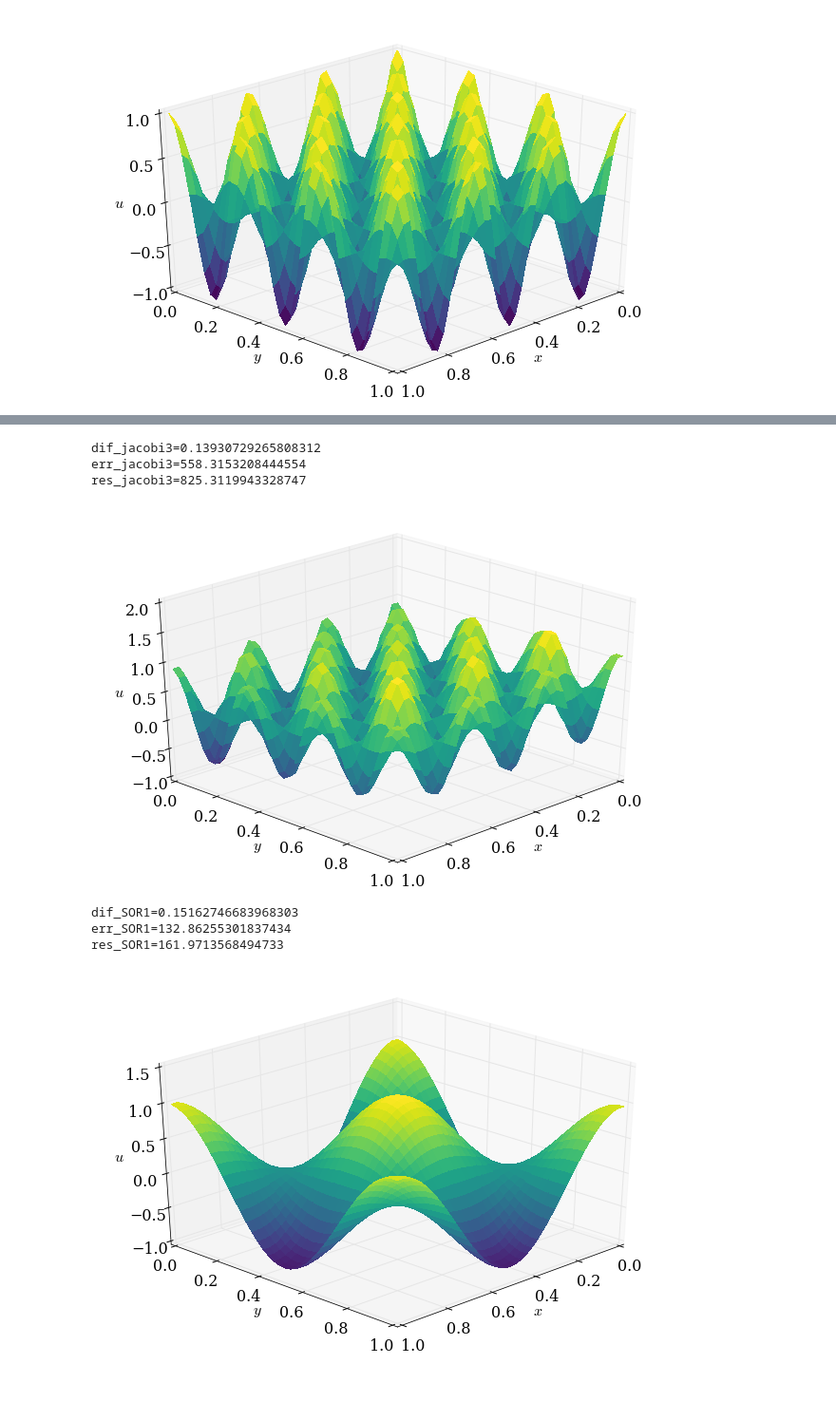
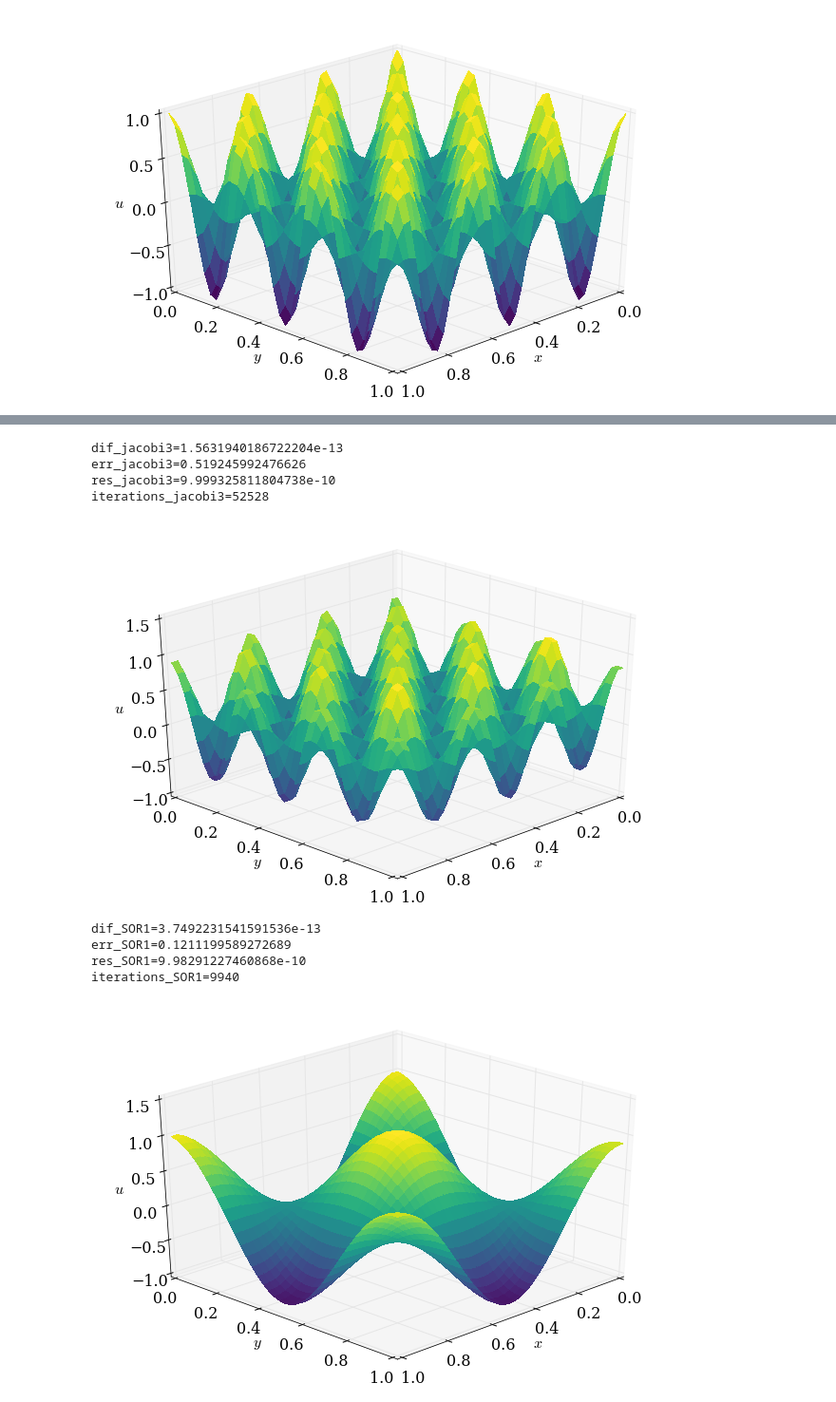
Before and after one commit to yujiasheng912/MAE6225, a Jupyter notebook: poisson2d_cos.ipynb, the cells around one changed output, grey strips where cells are left out. Shown: that part at 95% size. Cells and saved outputs as stored; diff of their text form; code cells hidden in the pictures.

```diff
--- a/poisson2d_cos.ipynb
+++ b/poisson2d_cos.ipynb
@@ -127,17 +139,19 @@ res_jacobi2=969.8701795717902
 # %%
-u_jac3,x_jac3,y_jac3,dif_jac3,err_jac3,res_jac3=jacobi(u0,41,41,3,1000)
+u_jac3,x_jac3,y_jac3,dif_jac3,err_jac3,res_jac3,iterations_jac3=jacobi(41,41,3,1e-9)
 plot_3D(x_jac3,y_jac3,u_jac3)
 print('dif_jacobi3={}'.format(dif_jac3))
 print('err_jacobi3={}'.format(err_jac3))
 print('res_jacobi3={}'.format(res_jac3))
+print('iterations_jacobi3={}'.format(iterations_jac3))
 # %% [output]
-dif_jacobi3=0.13930729265808312
-err_jacobi3=558.3153208444554
-res_jacobi3=825.3119943328747
+dif_jacobi3=1.5631940186722204e-13
+err_jacobi3=0.519245992476626
+res_jacobi3=9.999325811804738e-10
+iterations_jacobi3=52528
-[figure, old version]
+[figure, new version]
 # %%
-def SOR(u0,ni,nj,n,N,omega):
-    u=u0.copy()
+@jit
+def SOR(ni,nj,n,res_target,omega):
     x=numpy.linspace(0,1,ni)
     y=numpy.linspace(0,1,nj)
     dx=1./(ni-1)
@@ -145,6 +159,8 @@ def SOR(u0,ni,nj,n,N,omega):
     X,Y=numpy.meshgrid(x,y)
     f=-2*(2*pi*n)**2*numpy.cos(2*pi*n*X)*numpy.cos(2*pi*n*Y)
     u_ex=numpy.cos(2*pi*n*X)*numpy.cos(2*pi*n*Y)
+    u0=numpy.random.random((nj,ni))
+    u=u0.copy()
     u[0,:]=u_ex[0,:]
     u[-1,:]=u[-2,:]
     u[:,0]=u[:,1]
@@ -152,8 +168,10 @@ def SOR(u0,ni,nj,n,N,omega):
     dif=numpy.zeros((nj,ni))
     err=numpy.zeros((nj,ni))
     res=numpy.zeros((nj,ni))
+    res_max=1e5
     iterations=0
-    for iterations in range(N):
+
+    while res_max>res_target:
         uold=u.copy()
         for j in range(1,nj-1):
             for i in range(1,ni-1):
@@ -165,28 +183,31 @@ def SOR(u0,ni,nj,n,N,omega):
         u[:,0]=u[:,1]
         u[:,-1]=u[:,-2]
         iterations+=1
+        for j in range(1,nj-1):
+            for i in range(1,ni-1):
+                res[j,i]=numpy.abs(f[j,i]-(u[j,i-1]-2*u[j,i]+u[j,i+1])/dx**2-\
+                                  (u[j-1,i]-2*u[j,i]+u[j+1,i])/dy**2)
+        res_max=numpy.max(res)
 
     for j in range(nj):
         for i in range(ni):
             dif[j,i]=numpy.abs(u[j,i]-uold[j,i])
             err[j,i]=numpy.abs(u[j,i]-u_ex[j,i])
-    for j in range(1,nj-1):
-        for i in range(1,ni-1):
-            res[j,i]=numpy.abs(f[j,i]-(u[j,i-1]-2*u[j,i]+u[j,i+1])/dx**2-\
-                           (u[j-1,i]-2*u[j,i]+u[j+1,i])/dy**2)
-    dif_sum=numpy.sum(dif)
-    err_sum=numpy.sum(err)
-    res_sum=numpy.sum(res)
-    return u,x,y,dif_sum,err_sum,res_sum
+
+    dif_max=numpy.max(dif)
+    err_max=numpy.max(err)
+    return u,x,y,dif_max,err_max,res_max,iterations
 # %%
-u_SOR1,x_SOR1,y_SOR1,dif_SOR1,err_SOR1,res_SOR1=SOR(u0,41,41,1,1000,1.5)
+u_SOR1,x_SOR1,y_SOR1,dif_SOR1,err_SOR1,res_SOR1,iterations_SOR1=SOR(41,41,1,1e-9,1.5)
 plot_3D(x_SOR1,y_SOR1,u_SOR1)
 print('dif_SOR1={}'.format(dif_SOR1))
 print('err_SOR1={}'.format(err_SOR1))
 print('res_SOR1={}'.format(res_SOR1))
+print('iterations_SOR1={}'.format(iterations_SOR1))
 # %% [output]
-dif_SOR1=0.15162746683968303
-err_SOR1=132.86255301837434
-res_SOR1=161.9713568494733
+dif_SOR1=3.7492231541591536e-13
+err_SOR1=0.1211199589272689
+res_SOR1=9.98291227460868e-10
+iterations_SOR1=9940
-[figure, old version]
+[figure, new version]
 # %%
```
Also changed, not shown: parts of 9 cells of this notebook.
